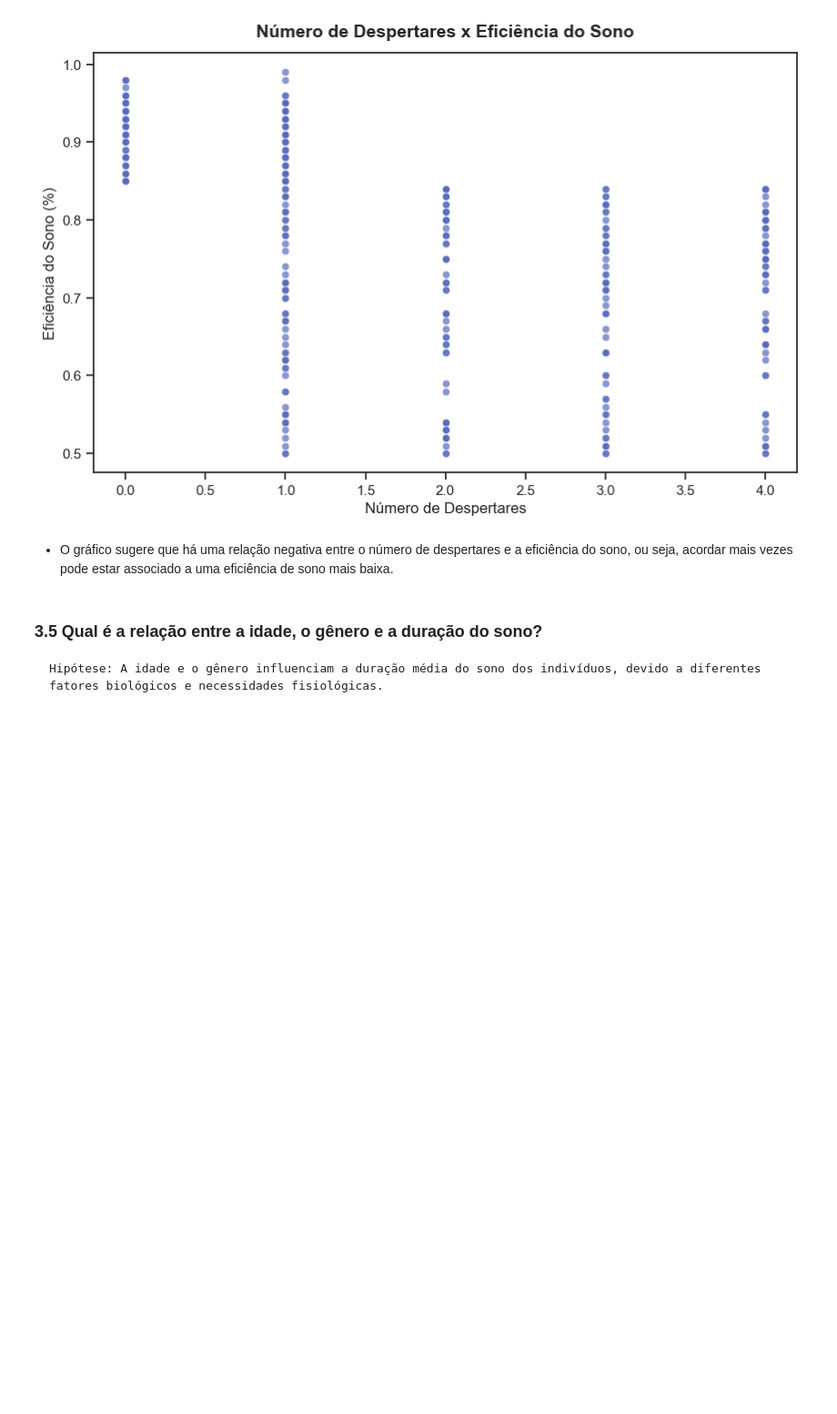
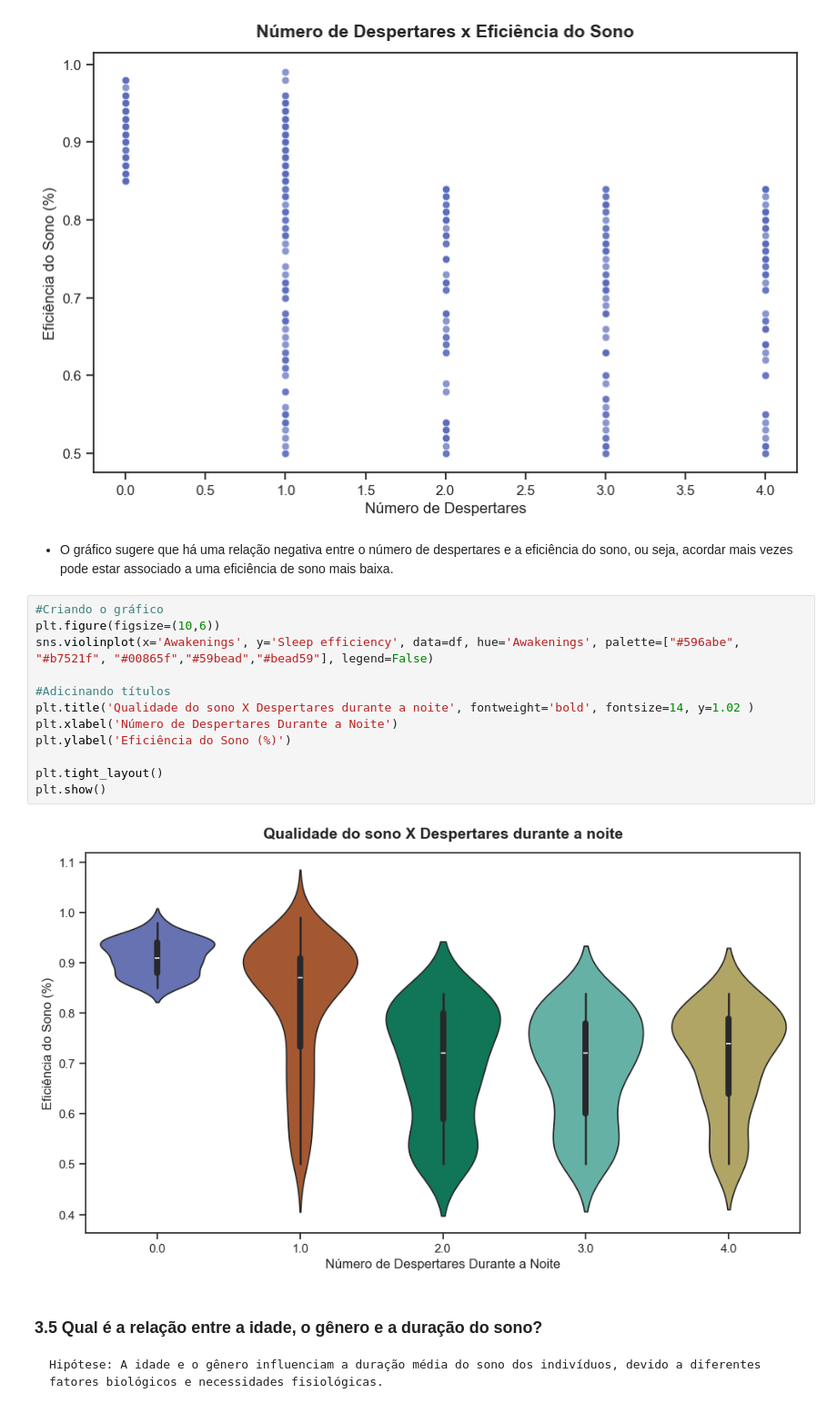
Before and after one commit to atlantico-academy/equipe2-2024.3, a Jupyter notebook: notebooks/01-exploratory_data_analysis.ipynb, the cells around one changed output. Shown at 91% size. Saved outputs shown, nothing was run; the diff lists cells and outputs as text; blank space fills up the shorter version.

```diff
--- a/notebooks/01-exploratory_data_analysis.ipynb
+++ b/notebooks/01-exploratory_data_analysis.ipynb
@@ -363,6 +423,20 @@ plt.show()
 [figure]
 # %% [markdown]
 - O gráfico sugere que há uma relação negativa entre o número de despertares e a eficiência do sono, ou seja, acordar mais vezes pode estar associado a uma eficiência de sono mais baixa.
+# %%
+#Criando o gráfico
+plt.figure(figsize=(10,6))
+sns.violinplot(x='Awakenings', y='Sleep efficiency', data=df, hue='Awakenings', palette=["#596abe", "#b7521f", "#00865f","#59bead","#bead59"], legend=False)
+
+#Adicinando títulos
+plt.title('Qualidade do sono X Despertares durante a noite', fontweight='bold', fontsize=14, y=1.02 )
+plt.xlabel('Número de Despertares Durante a Noite')
+plt.ylabel('Eficiência do Sono (%)')
+
+plt.tight_layout()
+plt.show()
+# %% [output]
+[figure, added]
 # %% [markdown]
 ### 3.5 Qual é a relação entre a idade, o gênero e a duração do sono?
 
```
Also changed, not shown: parts of 11 cells of this notebook, 1 other file.
